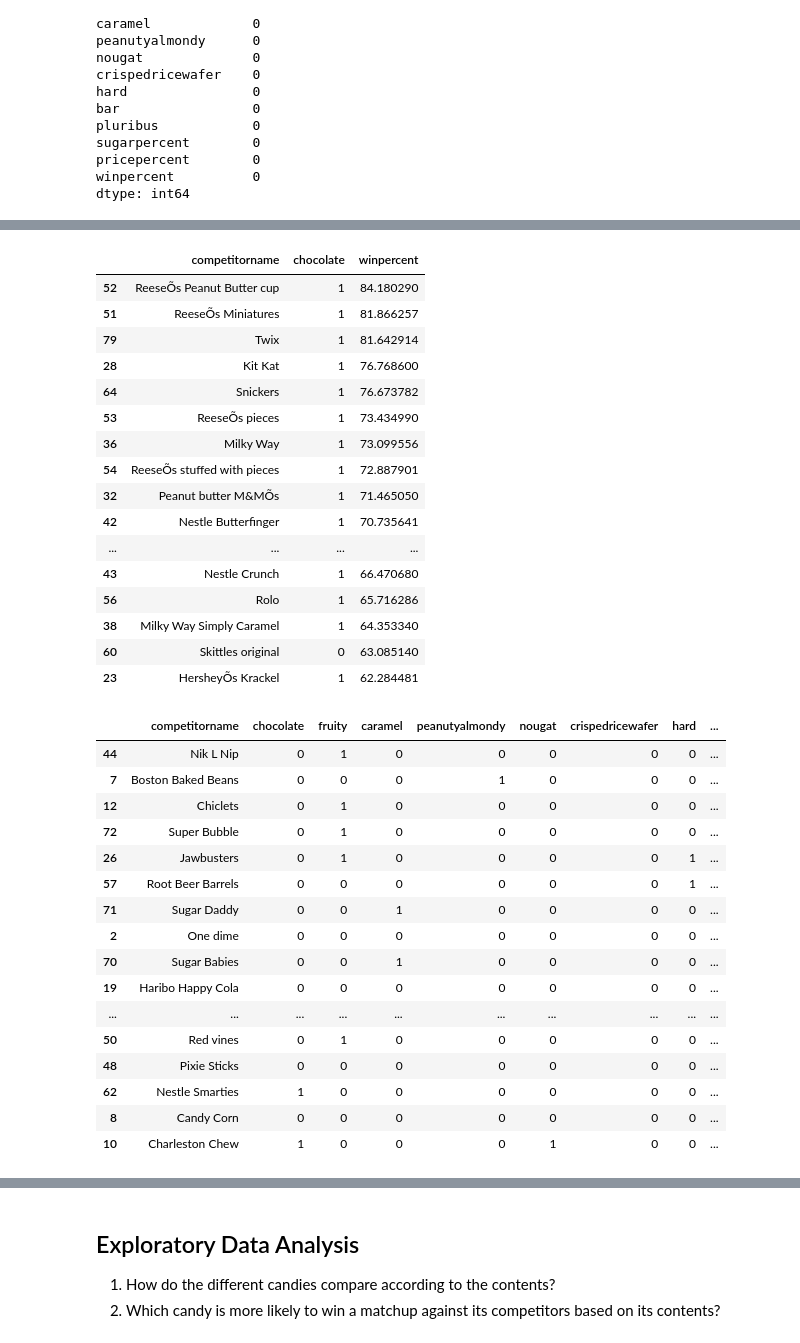
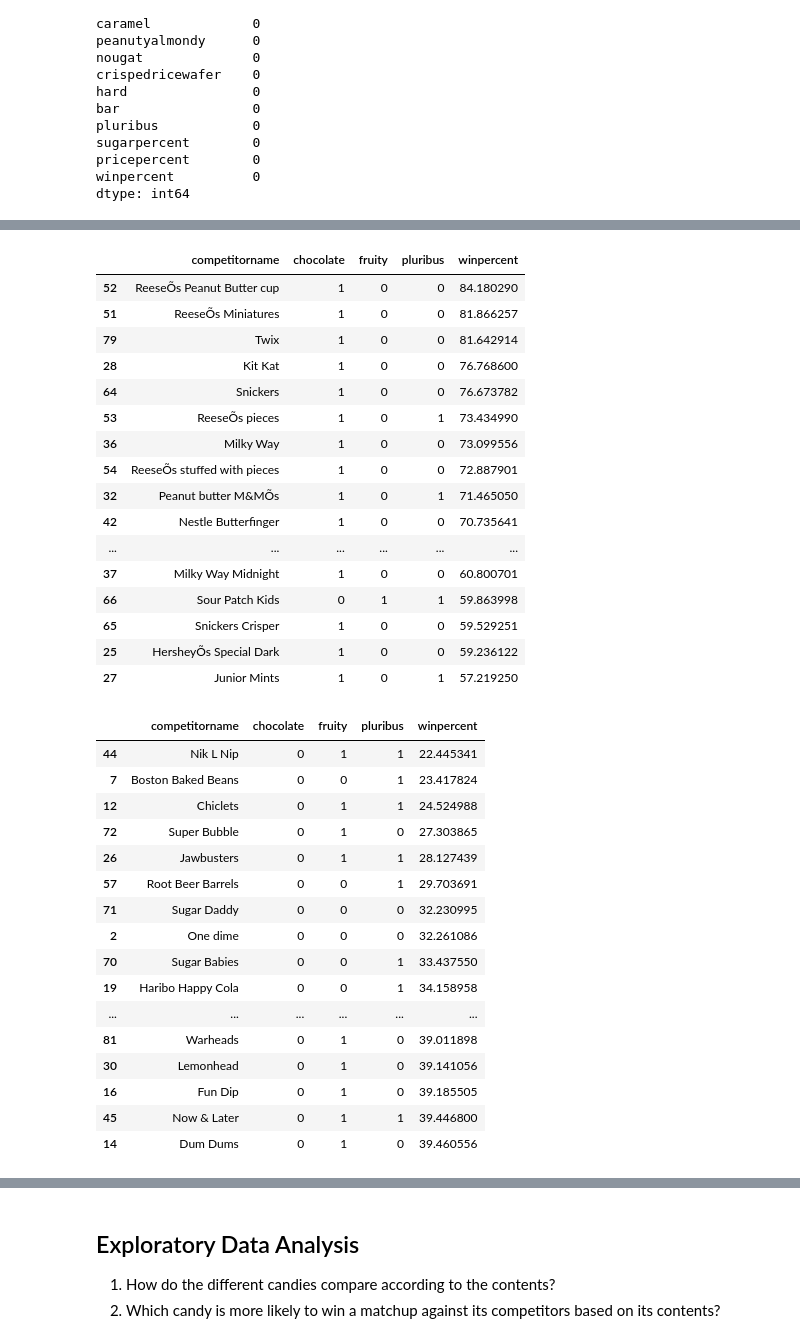
Before and after one commit to ved164/candy-power-ranking, a Jupyter notebook: eda.ipynb, the cells around one changed output, grey strips where cells are left out. Cells and saved outputs as stored; diff of their text form; code cells hidden in the pictures.

```diff
--- a/eda.ipynb
+++ b/eda.ipynb
@@ -162,43 +161,43 @@ corr_df[(corr_df.feature1 == 'winpercent') | (corr_df.feature2 == 'winpercent')]
 # %%
 # Which are the top 20 candies according to "winpercent"?
 # Since chocolate shows the highest correlation with winpercent, we check which candies are in the top 20
-df[['competitorname', 'chocolate', 'winpercent']].sort_values('winpercent', ascending=False)[:20]
+df[['competitorname', 'chocolate', 'fruity', 'pluribus', 'winpercent']].sort_values('winpercent', ascending=False)[:25]
 # %% [output]
-|  | competitorname | chocolate | winpercent |
-| 52 | ReeseÕs Peanut Butter cup | 1 | 84.180290 |
-| 51 | ReeseÕs Miniatures | 1 | 81.866257 |
-| 79 | Twix | 1 | 81.642914 |
-| 28 | Kit Kat | 1 | 76.768600 |
-| 64 | Snickers | 1 | 76.673782 |
-| 53 | ReeseÕs pieces | 1 | 73.434990 |
-| 36 | Milky Way | 1 | 73.099556 |
-| 54 | ReeseÕs stuffed with pieces | 1 | 72.887901 |
-| 32 | Peanut butter M&MÕs | 1 | 71.465050 |
-| 42 | Nestle Butterfinger | 1 | 70.735641 |
-| ... | ... | ... | ... |
-| 43 | Nestle Crunch | 1 | 66.470680 |
-| 56 | Rolo | 1 | 65.716286 |
-| 38 | Milky Way Simply Caramel | 1 | 64.353340 |
-| 60 | Skittles original | 0 | 63.085140 |
-| 23 | HersheyÕs Krackel | 1 | 62.284481 |
+|  | competitorname | chocolate | fruity | pluribus | winpercent |
+| 52 | ReeseÕs Peanut Butter cup | 1 | 0 | 0 | 84.180290 |
+| 51 | ReeseÕs Miniatures | 1 | 0 | 0 | 81.866257 |
+| 79 | Twix | 1 | 0 | 0 | 81.642914 |
+| 28 | Kit Kat | 1 | 0 | 0 | 76.768600 |
+| 64 | Snickers | 1 | 0 | 0 | 76.673782 |
+| 53 | ReeseÕs pieces | 1 | 0 | 1 | 73.434990 |
+| 36 | Milky Way | 1 | 0 | 0 | 73.099556 |
+| 54 | ReeseÕs stuffed with pieces | 1 | 0 | 0 | 72.887901 |
+| 32 | Peanut butter M&MÕs | 1 | 0 | 1 | 71.465050 |
+| 42 | Nestle Butterfinger | 1 | 0 | 0 | 70.735641 |
+| ... | ... | ... | ... | ... | ... |
+| 37 | Milky Way Midnight | 1 | 0 | 0 | 60.800701 |
+| 66 | Sour Patch Kids | 0 | 1 | 1 | 59.863998 |
+| 65 | Snickers Crisper | 1 | 0 | 0 | 59.529251 |
+| 25 | HersheyÕs Special Dark | 1 | 0 | 0 | 59.236122 |
+| 27 | Junior Mints | 1 | 0 | 1 | 57.219250 |
 # %%
 # Which are the lowest 20 candies according to "winpercent"
-df.sort_values('winpercent', ascending=True)[:20]
+df[['competitorname', 'chocolate', 'fruity', 'pluribus', 'winpercent']].sort_values('winpercent', ascending=True)[:25]
 # %% [output]
-|  | competitorname | chocolate | fruity | caramel | peanutyalmondy | nougat | crispedricewafer | hard | ... |
-| 44 | Nik L Nip | 0 | 1 | 0 | 0 | 0 | 0 | 0 | ... |
-| 7 | Boston Baked Beans | 0 | 0 | 0 | 1 | 0 | 0 | 0 | ... |
-| 12 | Chiclets | 0 | 1 | 0 | 0 | 0 | 0 | 0 | ... |
-| 72 | Super Bubble | 0 | 1 | 0 | 0 | 0 | 0 | 0 | ... |
-| 26 | Jawbusters | 0 | 1 | 0 | 0 | 0 | 0 | 1 | ... |
-| 57 | Root Beer Barrels | 0 | 0 | 0 | 0 | 0 | 0 | 1 | ... |
-| 71 | Sugar Daddy | 0 | 0 | 1 | 0 | 0 | 0 | 0 | ... |
-| 2 | One dime | 0 | 0 | 0 | 0 | 0 | 0 | 0 | ... |
-| 70 | Sugar Babies | 0 | 0 | 1 | 0 | 0 | 0 | 0 | ... |
-| 19 | Haribo Happy Cola | 0 | 0 | 0 | 0 | 0 | 0 | 0 | ... |
-| ... | ... | ... | ... | ... | ... | ... | ... | ... | ... |
-| 50 | Red vines | 0 | 1 | 0 | 0 | 0 | 0 | 0 | ... |
-| 48 | Pixie Sticks | 0 | 0 | 0 | 0 | 0 | 0 | 0 | ... |
-| 62 | Nestle Smarties | 1 | 0 | 0 | 0 | 0 | 0 | 0 | ... |
-| 8 | Candy Corn | 0 | 0 | 0 | 0 | 0 | 0 | 0 | ... |
-| 10 | Charleston Chew | 1 | 0 | 0 | 0 | 1 | 0 | 0 | ... |
+|  | competitorname | chocolate | fruity | pluribus | winpercent |
+| 44 | Nik L Nip | 0 | 1 | 1 | 22.445341 |
+| 7 | Boston Baked Beans | 0 | 0 | 1 | 23.417824 |
+| 12 | Chiclets | 0 | 1 | 1 | 24.524988 |
+| 72 | Super Bubble | 0 | 1 | 0 | 27.303865 |
+| 26 | Jawbusters | 0 | 1 | 1 | 28.127439 |
+| 57 | Root Beer Barrels | 0 | 0 | 1 | 29.703691 |
+| 71 | Sugar Daddy | 0 | 0 | 0 | 32.230995 |
+| 2 | One dime | 0 | 0 | 0 | 32.261086 |
+| 70 | Sugar Babies | 0 | 0 | 1 | 33.437550 |
+| 19 | Haribo Happy Cola | 0 | 0 | 1 | 34.158958 |
+| ... | ... | ... | ... | ... | ... |
+| 81 | Warheads | 0 | 1 | 0 | 39.011898 |
+| 30 | Lemonhead | 0 | 1 | 0 | 39.141056 |
+| 16 | Fun Dip | 0 | 1 | 0 | 39.185505 |
+| 45 | Now & Later | 0 | 1 | 1 | 39.446800 |
+| 14 | Dum Dums | 0 | 1 | 0 | 39.460556 |
```
Also changed, not shown: parts of 26 cells of this notebook.
